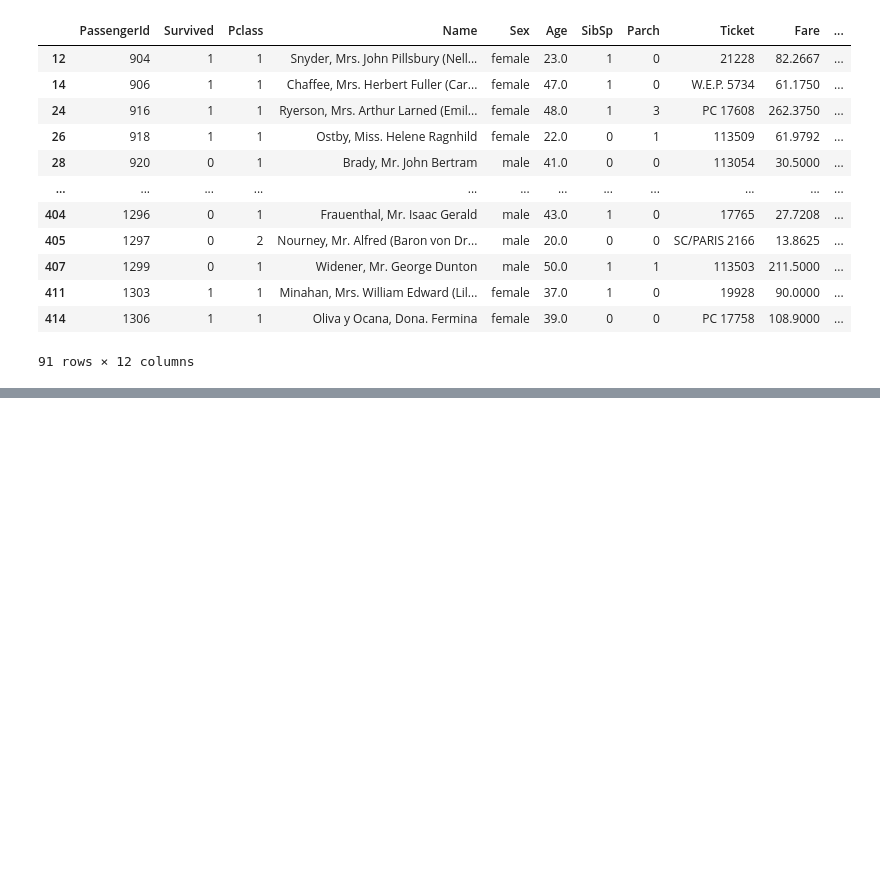
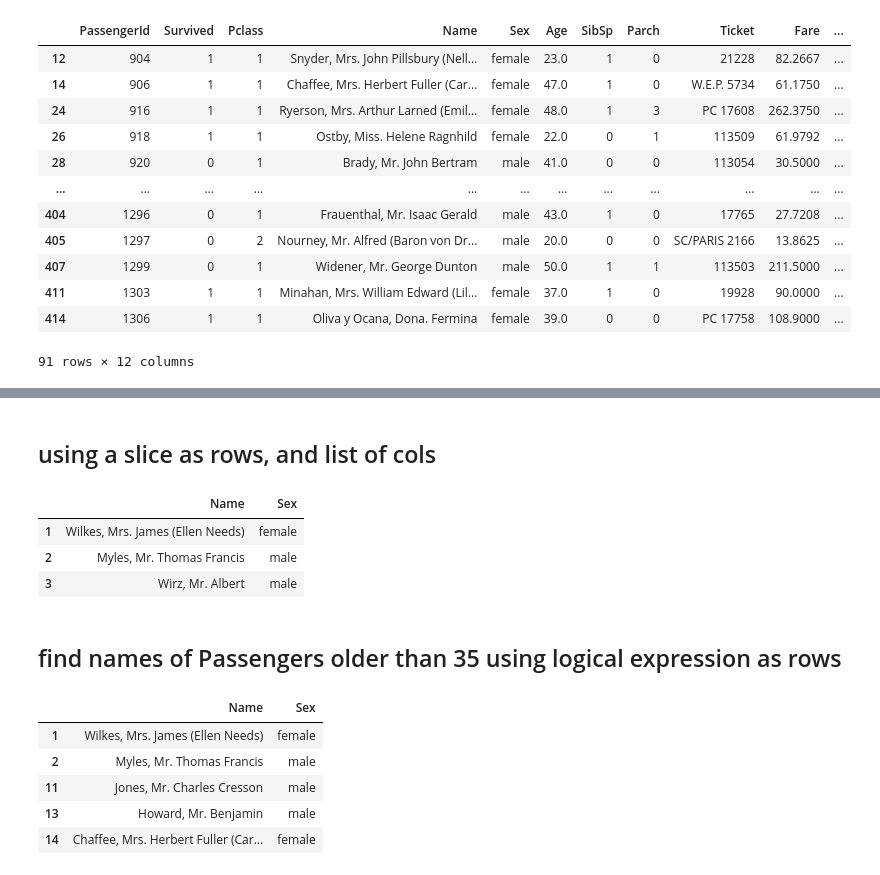
Before and after one commit to Jrana1/myCoolDataScienceLearning, a Jupyter notebook: pandas/IntroToPandas.ipynb, the cells around one changed output, grey strips where cells are left out. Drawn from its saved outputs; the diff is of its cells as text; code cells hidden in the pictures; blank space fills up the shorter version.

```diff
--- a/IntroToPandas.ipynb
+++ b/pandas/IntroToPandas.ipynb
@@ -306,0 +311,24 @@ titanic_df[titanic_df['Cabin'].notna()]
+# %% [markdown]
+## using a slice as rows, and list of cols
+# %%
+titanic_df.loc[1:10,["Name",'Sex']].head(2)
+## same using iloc
+titanic_df.iloc[1:10,[3,4]].head(3)
+# %% [output]
+|  | Name | Sex |
+| 1 | Wilkes, Mrs. James (Ellen Needs) | female |
+| 2 | Myles, Mr. Thomas Francis | male |
+| 3 | Wirz, Mr. Albert | male |
+# %% [markdown]
+## find names of Passengers  older than 35 using logical expression as rows
+# %%
+titanic_df.loc[titanic_df['Age']>35,['Name']].head()
+## same using iloc
+titanic_df.iloc[ list(titanic_df['Age']>35),[3,4]  ].head()
+# %% [output]
+|  | Name | Sex |
+| 1 | Wilkes, Mrs. James (Ellen Needs) | female |
+| 2 | Myles, Mr. Thomas Francis | male |
+| 11 | Jones, Mr. Charles Cresson | male |
+| 13 | Howard, Mr. Benjamin | male |
+| 14 | Chaffee, Mrs. Herbert Fuller (Car... | female |
```
Also changed, not shown: parts of 5 cells of this notebook.
